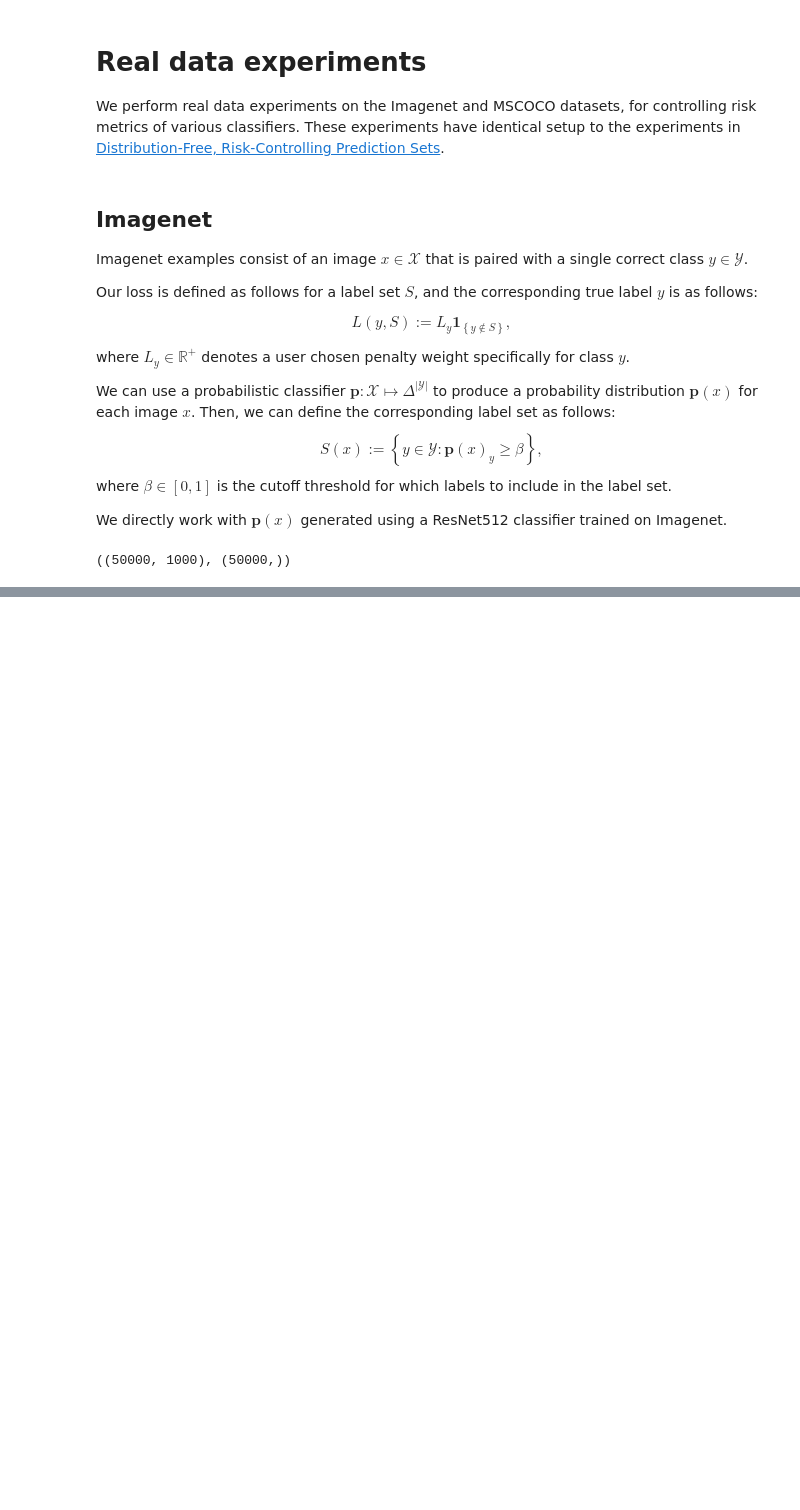
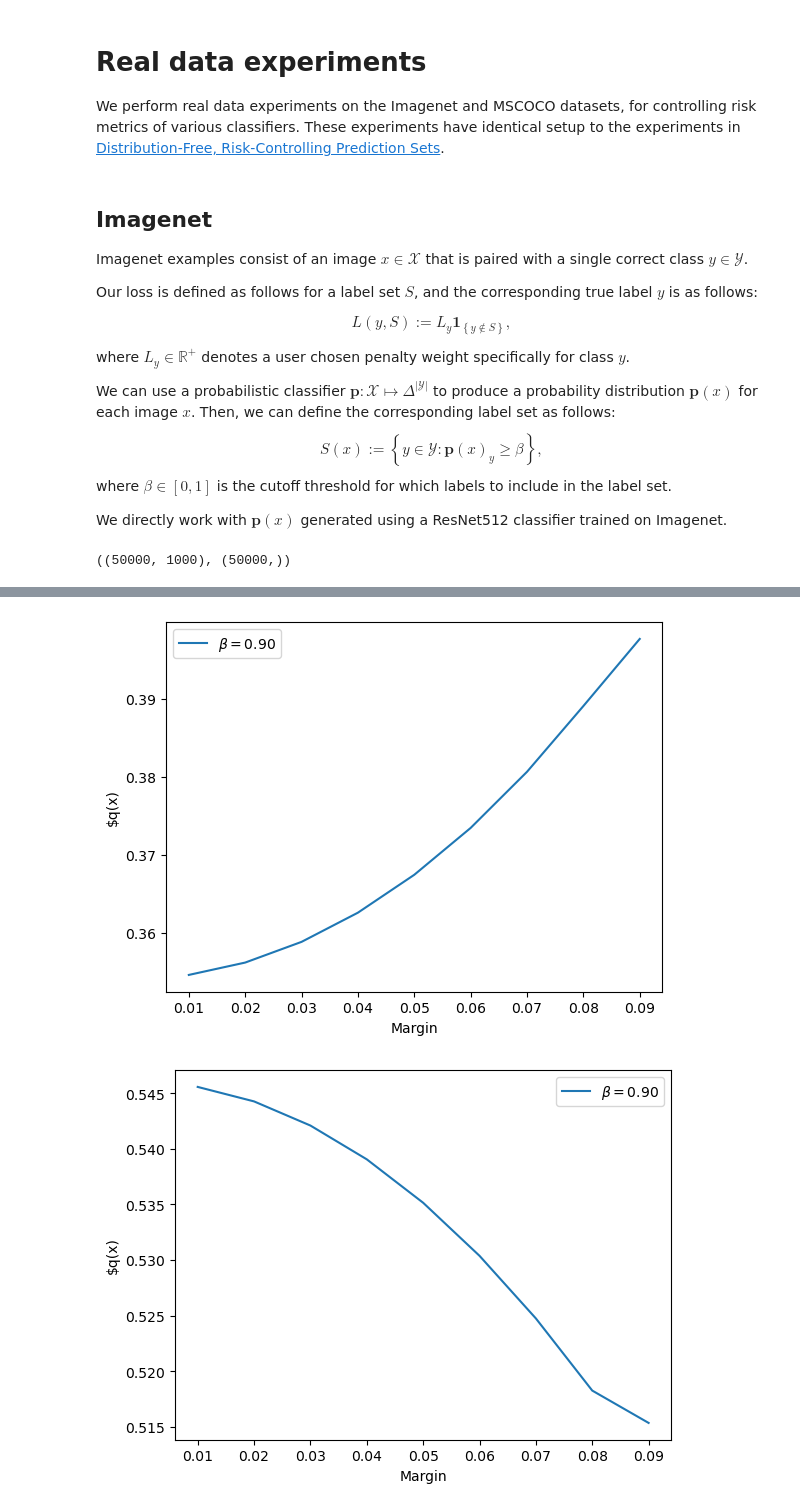
Before and after one commit to neilzxu/active-rcps, a Jupyter notebook: real_data.ipynb, the cells around one changed output, grey strips where cells are left out. Saved outputs shown, nothing was run; the diff lists cells and outputs as text; code cells hidden in the pictures; blank space fills up the shorter version.

```diff
--- a/real_data.ipynb
+++ b/real_data.ipynb
@@ -241,0 +449,61 @@ TypeError: 'float' object is not subscriptable
+# %%
+def make_probe_data(test_beta, weights, margin, featurize):
+    import torch
+    Xs = []
+    ps = []
+    temp_weights = torch.ones(1000)
+    for i in range(len(margin)):
+        temp_p = torch.zeros(1000)
+        temp_p[0] = test_beta + (1 - margin[i])
+        temp_p[1] = margin[i]
+        ps.append(temp_p.reshape(1, -1))
+        Xs.append(featurize(temp_p.reshape(1, -1), weights, test_beta).reshape(1, -1))
+
+    X = torch.concatenate(Xs)
+    p = torch.concatenate(ps)
+    return p, X
+def probe(minimax, featurize):
+    import numpy as np
+    import matplotlib.pyplot as plt
+    import torch
+
+    betas = np.arange(0.9, 1, 0.01)
+    margins = np.arange(0.01, 0.1, 0.01)
+    probe_datas = [make_probe_data(beta, torch.ones(1000), margins, featurize) for beta in betas]
+    results = []
+    for probe_data in probe_datas:
+        (Q, _), cons = minimax._primal_player.predict((probe_data, None))
+        results.append(Q.detach().numpy())
+
+
+    q_vals = np.array(results)
+    """
+    fig, ax = plt.figure(), plt.gca()
+
+    ax.imshow(q_vals)
+    ax.set_xlabel('Margin values'), ax.set_ylabel('Beta values')
+    ax.set_xticks(np.arange(len(margins)), labels=[f'{x:.2f}' for x in margins])
+    ax.set_yticks(np.arange(len(betas)), labels=[f'{x:.2f}' for x in betas])
+    plt.setp(ax.get_xticklabels(), rotation=45, ha="right",
+         rotation_mode="anchor")
+
+    # Loop over data dimensions and create text annotations.
+    for i in range(len(betas)):
+        for j in range(len(margins)):
+            text = ax.text(j, i, f'{q_vals[i, j]:.2f}',
+                           ha="center", va="center", color="w")
+    """
+    fig, ax = plt.figure(), plt.gca()
+    #for i in range(0, len(betas), 1):
+    i = 0
+    beta, q_val = betas[i], q_vals[i]
+    max_margin = 1 - beta
+    mask = margins <= max_margin
+    ax.plot(margins[mask], q_val[mask], label=f"$\\beta={beta:.2f}$")
+    ax.set_xlabel('Margin'), ax.set_ylabel('$q(x)')
+    ax.legend()
+probe(minimaxes[0], featurize)
+probe(minimaxes[2], featurize)
+# %% [output]
+[figure, added]
+[figure, added]
```
Also changed, not shown: parts of 14 cells of this notebook, 9 other files.
